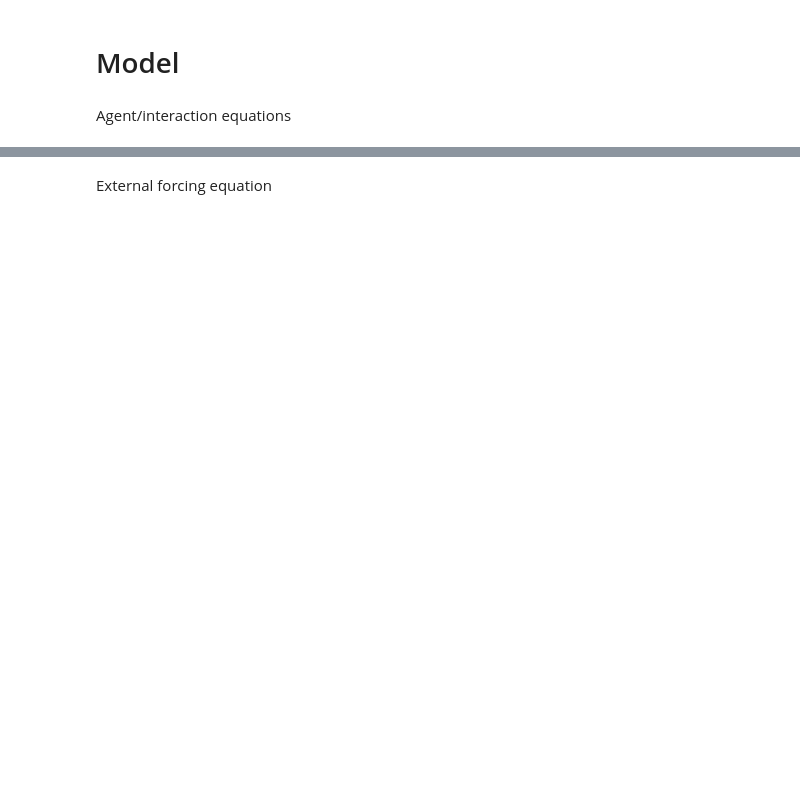
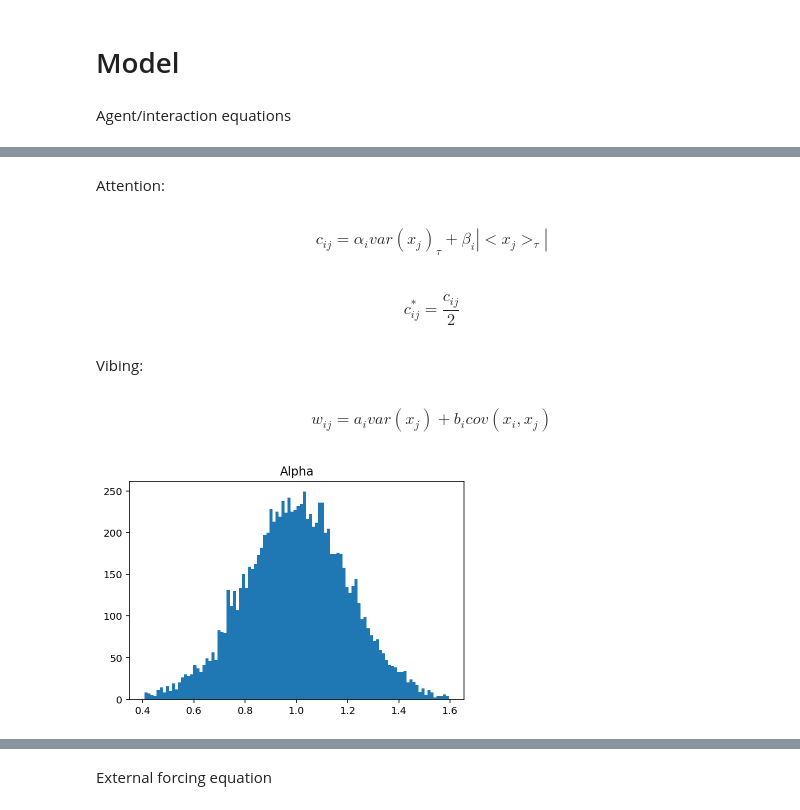
Before and after one commit to Hudsonnc/SIOC216B, a Jupyter notebook: Agent based model/Reorganized vibes model.ipynb, the cells around one changed output, grey strips where cells are left out. Saved outputs shown, nothing was run; the diff lists cells and outputs as text; code cells hidden in the pictures; blank space fills up the shorter version.

```diff
--- a/Agent based model/Reorganized vibes model.ipynb
+++ b/Agent based model/Reorganized vibes model.ipynb
@@ -23,0 +63,15 @@ Agent/interaction equations
+# %% [markdown]
+Attention:
+# %% [markdown]
+$$c_{ij} = \alpha_{i} var(x_{j})_{\tau} + \beta_{i} |<x_j>_{\tau}|$$
+# %% [markdown]
+$$c^*_{ij} = \frac{c_{ij}}{2}$$
+# %% [markdown]
+Vibing:
+# %% [markdown]
+$$w_{ij} = a_i var(x_j) + b_i cov(x_i, x_j)$$
+# %%
+histAlpha = plt.hist(genAlpha(10000), bins = 100)
+titleAlpha = plt.title('Alpha')
+# %% [output]
+[figure, added]
```
Also changed, not shown: parts of 38 cells of this notebook, 5 other files.
